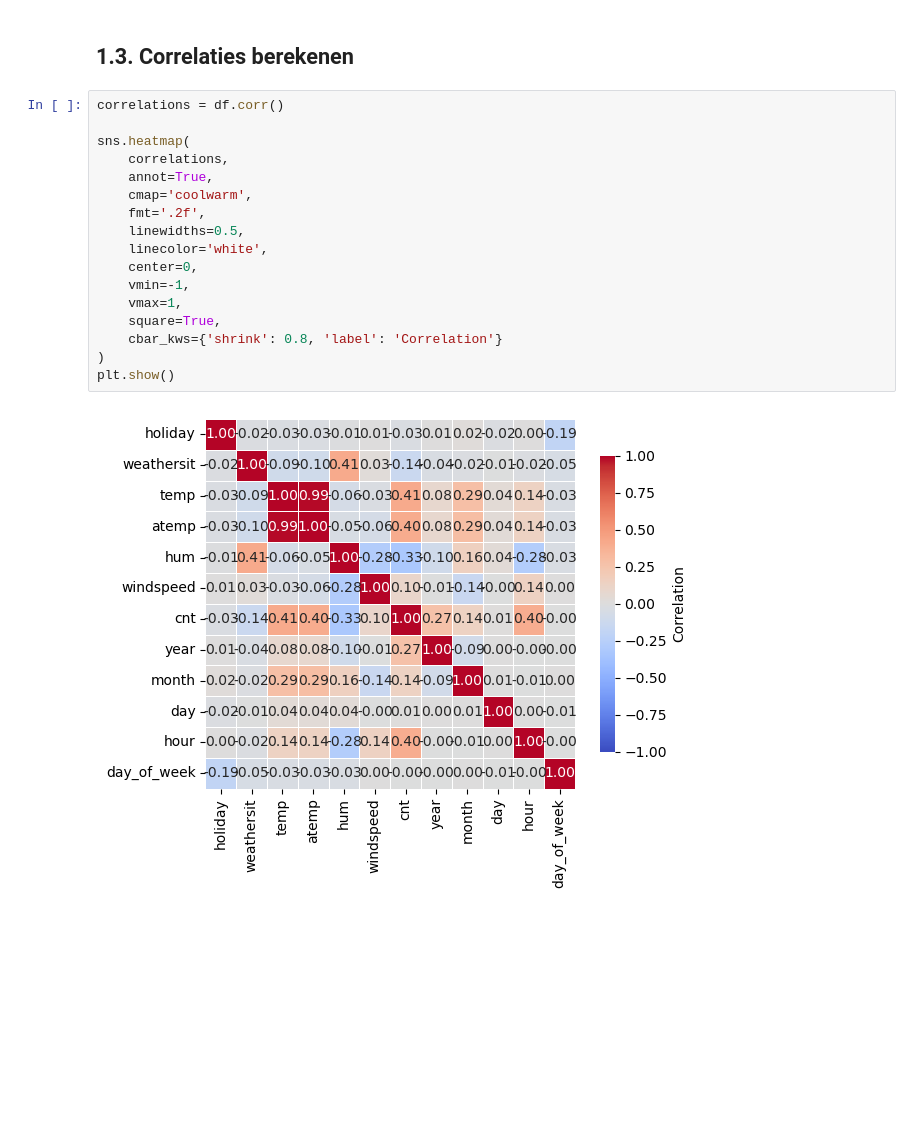
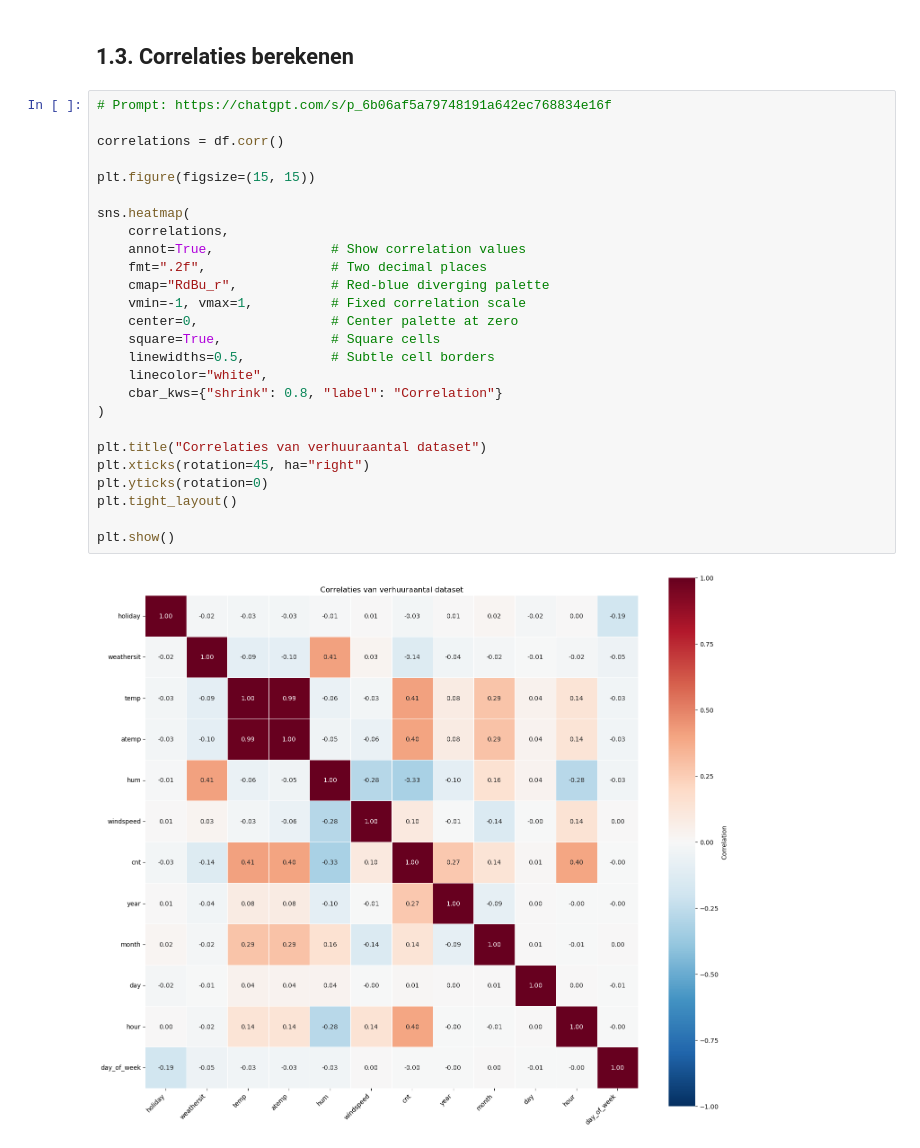
Before and after one commit to Roan-hhs/machine_learning_semester3, a Jupyter notebook: portfolio_2/portfolio2.ipynb, the cells around one changed output. Saved outputs shown, nothing was run; the diff lists cells and outputs as text; blank space fills up the shorter version.

```diff
--- a/portfolio_2/portfolio2.ipynb
+++ b/portfolio_2/portfolio2.ipynb
@@ -110,23 +133,32 @@ for column in columns:
 # %% [markdown]
 ## 1.3. Correlaties berekenen
 # %%
+# Prompt: https://chatgpt.com/s/p_6b06af5a79748191a642ec768834e16f
+
 correlations = df.corr()
+
+plt.figure(figsize=(15, 15))
 
 sns.heatmap(
     correlations,
-    annot=True,
-    cmap='coolwarm',
-    fmt='.2f',
-    linewidths=0.5,
-    linecolor='white',
-    center=0,
-    vmin=-1,
-    vmax=1,
-    square=True,
-    cbar_kws={'shrink': 0.8, 'label': 'Correlation'}
+    annot=True,               # Show correlation values
+    fmt=".2f",                # Two decimal places
+    cmap="RdBu_r",            # Red-blue diverging palette
+    vmin=-1, vmax=1,          # Fixed correlation scale
+    center=0,                 # Center palette at zero
+    square=True,              # Square cells
+    linewidths=0.5,           # Subtle cell borders
+    linecolor="white",
+    cbar_kws={"shrink": 0.8, "label": "Correlation"}
 )
+
+plt.title("Correlaties van verhuuraantal dataset")
+plt.xticks(rotation=45, ha="right")
+plt.yticks(rotation=0)
+plt.tight_layout()
+
 plt.show()
 # %% [output]
-[figure, old version]
+[figure, new version]
 # %% [markdown]
 # 1.4 Belangrijkste bevindingen EDA
```
Also changed, not shown: parts of 13 cells of this notebook.
